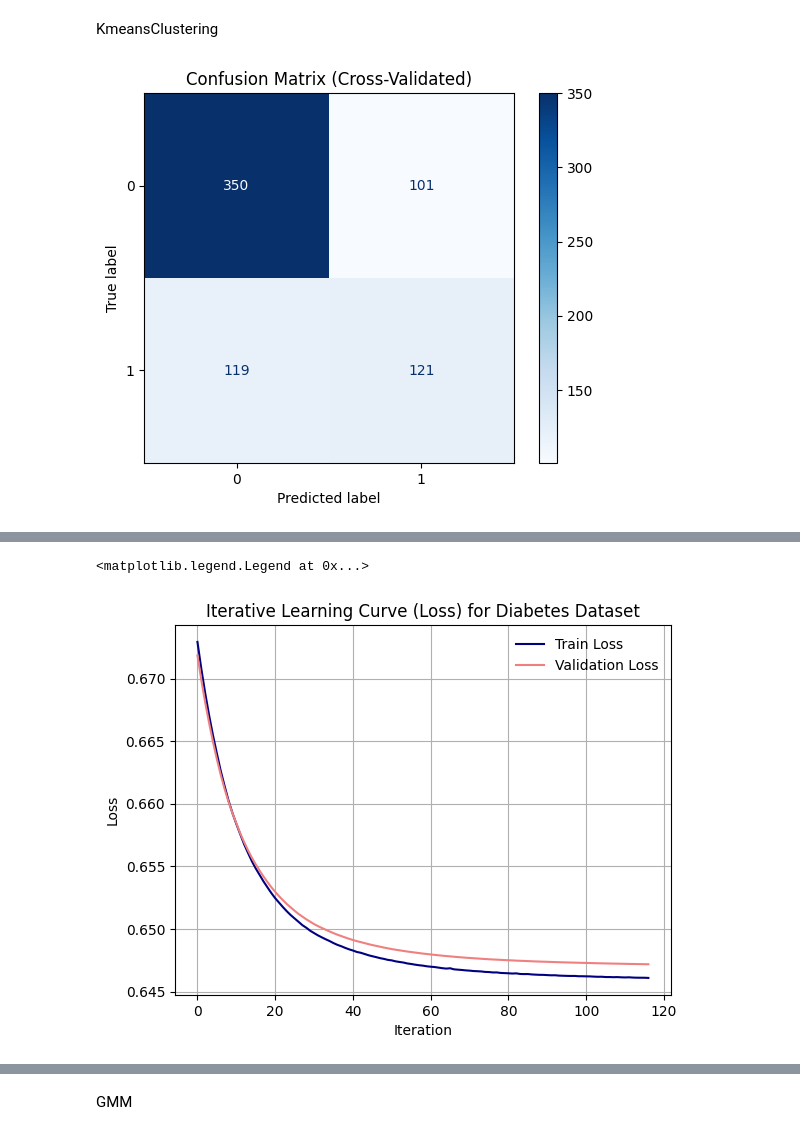
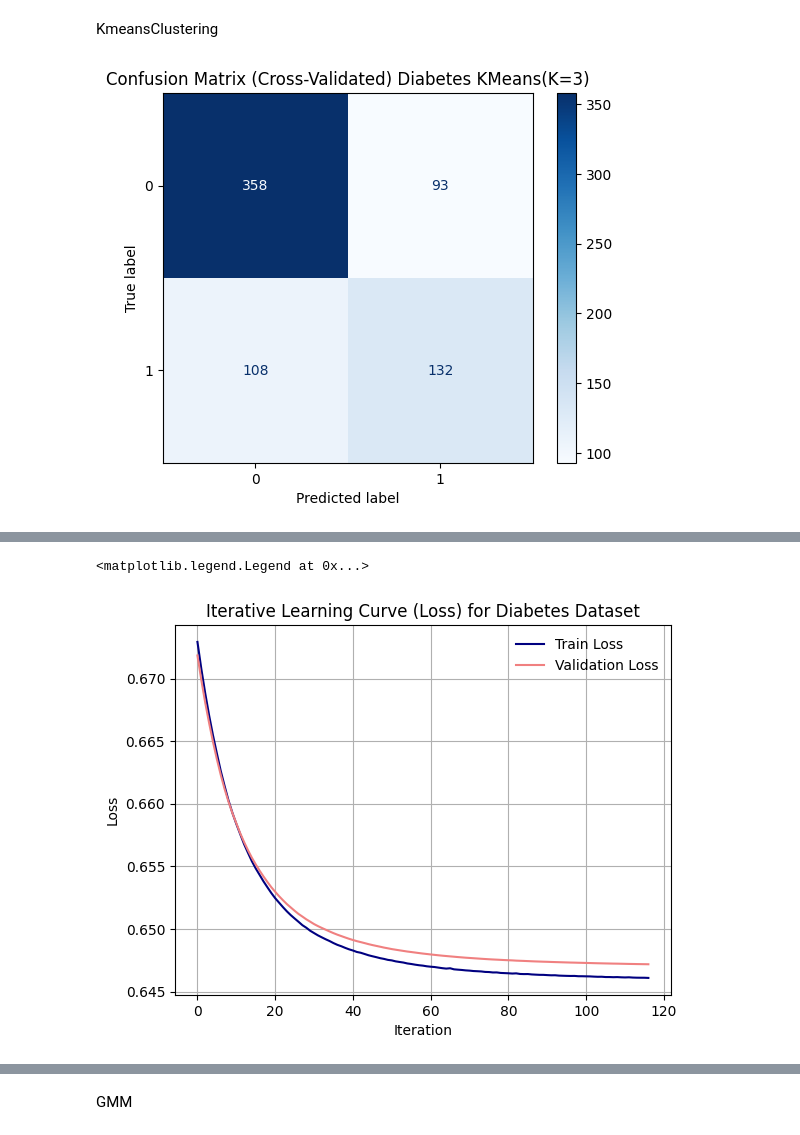
Before and after one commit to ankitrahejagatech/7641HW3, a Jupyter notebook: ClusteringNN.ipynb, the cells around one changed output, grey strips where cells are left out. Cells and saved outputs as stored; diff of their text form; code cells hidden in the pictures.

```diff
--- a/ClusteringNN.ipynb
+++ b/ClusteringNN.ipynb
@@ -150,6 +135,56 @@ kmeans_df['Cluster'] = cluster_labels.astype(object)
 kmeans_df = pd.get_dummies(kmeans_df, columns=['Cluster'], prefix='Cluster')
 
 
+
+
+
+
+def loading_data():
+    # X1 = np.array(bank_marketing.values[:,1:-1].astype(np.float32))
+    # y1 = np.array(bank_marketing.values[:,0].ravel().astype(np.int64))
+    X2 = np.array(kmeans_df.values[:,1:-1].astype(np.float32))
+    y2 = np.array(kmeans_df.values[:,0].ravel().astype(np.int64))
+    return X2,y2
+
+cX,cY = loading_data()
+
+import numpy as np
+import matplotlib.pyplot as plt
+from sklearn.neural_network import MLPClassifier
+from sklearn.metrics import confusion_matrix, ConfusionMatrixDisplay, make_scorer, accuracy_score
+from sklearn.model_selection import train_test_split, cross_val_predict, cross_val_score
+
+# Example data (replace with your actual data)
+# X = ... (your feature data)
+# y = ... (your label data)
+
+# Split the data into training and test sets
+X_train, X_test, y_train, y_test = train_test_split(cX, cY, test_size=0.10, random_state=25)
+
+# param_grid = {
+#     'hidden_layer_sizes': [(50,), (100,), (50, 50), (100, 100)],
+#     'activation': ['relu', 'logistic', 'tanh'],
+#     'learning_rate_init': [0.01, 0.02, 0.1],
+#     'max_iter': [50, 100, 200]
+# }
+
+# # Initialize the MLPClassifier
+# clf = MLPClassifier(solver='adam', random_state=42,early_stopping=True)
+
+# # Initialize the GridSearchCV
+# gs = GridSearchCV(estimator=clf, param_grid=param_grid, refit=True, cv=3, scoring='accuracy', verbose=2)
+
+# # Fit the GridSearchCV
+# gs.fit(cX, cY)
+
+# # Print the best score and parameters
+# print("Best score: {:.3f}".format(gs.best_score_))
+# print("Best parameters:", gs.best_params_)
+
+# Initialize the model
+
+#y_proba = net.predict_proba(X2.values.astype(np.float32))
+
 def loading_data():
     # X1 = np.array(bank_marketing.values[:,1:-1].astype(np.float32))
     # y1 = np.array(bank_marketing.values[:,0].ravel().astype(np.int64))
@@ -173,8 +208,9 @@ from sklearn.model_selection import train_test_split, cross_val_predict, cross_v
 X_train, X_test, y_train, y_test = train_test_split(cX, cY, test_size=0.10, random_state=25)
 
 # Initialize the model
-net = MLPClassifier(hidden_layer_sizes=(50,), solver='adam', activation='logistic',
-                    learning_rate_init=0.01, max_iter=1000, random_state=100)
+hidden_layer_sizes = (50, 50)
+net = MLPClassifier(hidden_layer_sizes=hidden_layer_sizes, solver='adam', activation='relu',
+                    learning_rate_init=0.01, random_state=100,max_iter=50)
 
 # Perform cross-validation and get predictions
 cv_predictions = cross_val_predict(net, X_train, y_train, cv=5)
@@ -192,18 +228,25 @@ cm = confusion_matrix(y_train, cv_predictions)
 # Display the confusion matrix
 disp = ConfusionMatrixDisplay(confusion_matrix=cm)
 disp.plot(cmap=plt.cm.Blues)
-plt.title("Confusion Matrix (Cross-Validated)")
+plt.title("Confusion Matrix (Cross-Validated) Diabetes KMeans(K=3)")
+output_folder = 'NNClusteringPlots'  # Specify the folder name
+if not os.path.exists(output_folder):
+    os.makedirs(output_folder)  # Create the folder if it does not exist
+
+output_file = os.path.join(output_folder, 'KMeans_NN_ConfusionMatrix.png')
+plt.savefig(output_file, format='png',dpi=300)
 plt.show()
+
 
 # Print the cross-validated accuracy scores
 print(f"Cross-validated accuracy scores: {cv_scores}")
 print(f"Mean accuracy score: {cv_scores.mean()}")
 print(f"Standard deviation of accuracy score: {cv_scores.std()}")
 X_train, X_test, y_train, y_test = train_test_split(cX, cY, test_size=0.10, random_state=25)
-
+hidden_layer_sizes = (50, 50)
 # Initialize the model
-net = MLPClassifier(hidden_layer_sizes=(50,), solver='adam', activation='logistic',
-                    learning_rate_init=0.1, random_state=100)
+net = MLPClassifier(hidden_layer_sizes=hidden_layer_sizes, solver='adam', activation='relu',
+                    learning_rate_init=0.01, random_state=100,max_iter=50)
 
 # Custom accuracy scorer
 accuracy_scorer = make_scorer(accuracy_score)
@@ -227,19 +270,25 @@ plt.fill_between(train_sizes, validation_scores_mean - validation_scores_std,
                  validation_scores_mean + validation_scores_std, alpha=0.1, color='darkorchid')
 plt.plot(train_sizes, train_scores_mean, 'o-', color='skyblue', label='Training Accuracy')
 plt.plot(train_sizes, validation_scores_mean, 'o-', color='darkorchid', label='Validation Accuracy')
-plt.title('Learning Curve for MLPClassifier (Diabetes Dataset) for PCA')
+plt.title('Learning Curve for MLPClassifier (Diabetes Dataset) for KMeans(K=3)')
 plt.xlabel('Training Size')
 plt.ylabel('Accuracy')
 plt.legend(loc='best')
 plt.grid(True)
-plt.savefig('LearningCurveforNNDiabetes', dpi=300)
+output_folder = 'NNClusteringPlots'  # Specify the folder name
+if not os.path.exists(output_folder):
+    os.makedirs(output_folder)  # Create the folder if it does not exist
+
+output_file = os.path.join(output_folder, 'KMeans_NN_LearningCurve.png')
+plt.savefig(output_file, format='png',dpi=300)
 plt.show()
-hidden_layer_sizes = (50,)  # Hidden layer configuration
+
+hidden_layer_sizes = (50, 50)  # Hidden layer configuration
 
 X_train, X_test, y_train, y_test = train_test_split(cX, cY, test_size=0.10, random_state=25)
 # Initialize the model
-net = MLPClassifier(hidden_layer_sizes=hidden_layer_sizes, solver='adam', activation='logistic',
-                    learning_rate_init=0.1, random_state=100)
+net = MLPClassifier(hidden_layer_sizes=hidden_layer_sizes, solver='adam', activation='relu',
+                    learning_rate_init=0.01, random_state=100,max_iter=50)
 
 # Arrays to store training and testing times
 train_times = []
@@ -291,15 +340,22 @@ plt.fill_between(train_sizes, test_times - test_times_std,
                  test_times + test_times_std, alpha=0.1, color='orange')
 plt.plot(train_sizes, test_times, 'o-', color='orange', label="Testing Times")
 
-plt.title("Training and Testing Times of Diabetes Dataset")
+plt.title("Training and Testing Times of Diabetes Dataset KMeans(K=3)")
 plt.xlabel("Training Size")
 plt.ylabel("Time (seconds)")
 plt.grid(visible=True)
 plt.legend(loc="best")
 
 plt.tight_layout()
-plt.savefig('ClockTimesNNDiabetes.png', dpi=300)
+output_folder = 'NNClusteringPlots'  # Specify the folder name
+if not os.path.exists(output_folder):
+    os.makedirs(output_folder)  # Create the folder if it does not exist
+
+output_file = os.path.join(output_folder, 'KMeans_NN_WallClockTimes.png')
+plt.savefig(output_file, format='png',dpi=300)
 plt.show()
+# plt.savefig('ClockTimesNNDiabetes.png', dpi=300)
+# plt.show()
 
 print(f"Average training duration: {train_times_mean:.4f} seconds")
 print(f"Average test duration: {test_times_mean:.4f} seconds")
@@ -449,31 +505,31 @@ net = NeuralNetClassifier(
     module__activation=activation_fn,
     module__dropout_percent=0,
     max_epochs=1000,
     verbose=0,
 
     callbacks=[#EpochScoring(scoring='precision', name='train_precision', on_train=True),
 
                EpochScoring(scoring='accuracy', name='train_acc', on_train=True),
                EarlyStopping(monitor='valid_loss', patience=10),
                #f1_callback,
 
                ],
     criterion=nn.CrossEntropyLoss,
     #criterion__weight=class_weights,
     optimizer=optim.SGD,
     lr=.05,
     # Shuffle training data on each epoch
     iterator_train__shuffle=True,
 
 )
 net.fit(cX,cY)
 plt.plot(net.history[:, 'train_loss'], label='Train Loss', color='navy')
 plt.plot(net.history[:, 'valid_loss'], label='Validation Loss', color='lightcoral')
 plt.xlabel("Iteration")
 plt.ylabel("Loss")
 plt.title("Iterative Learning Curve (Loss) for Diabetes Dataset")
 plt.grid(visible=True)
 plt.legend(frameon=False)
 #y_proba = net.predict_proba(X2.values.astype(np.float32))
 # %% [output]
-[figure, old version]
+[figure, new version]
```
Also changed, not shown: parts of 6 cells of this notebook, 36 other files.
